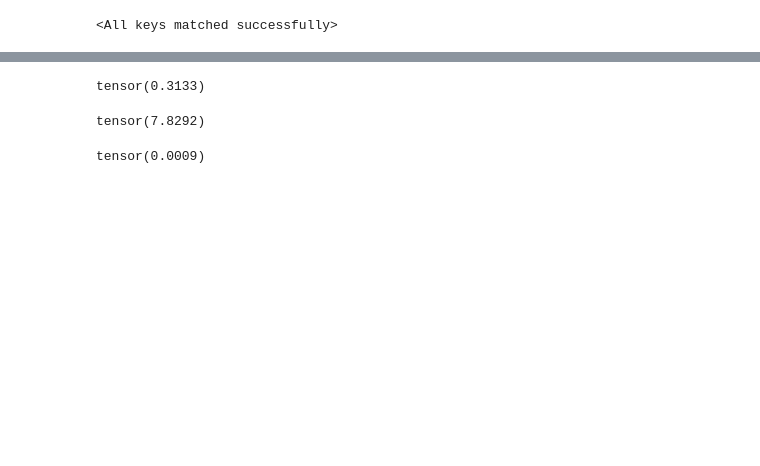
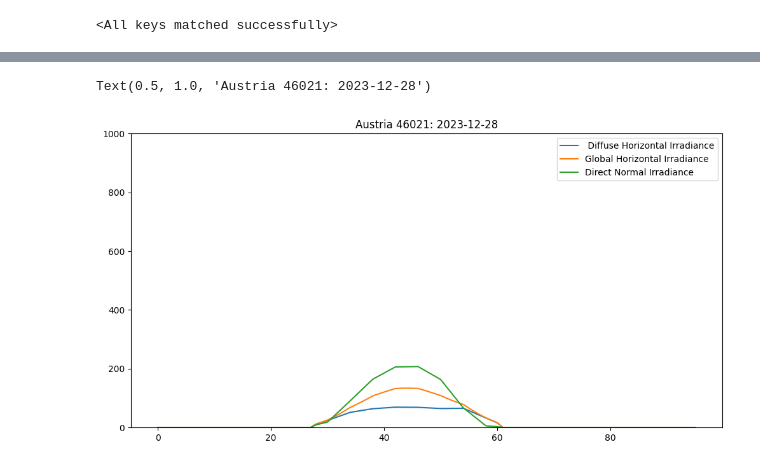
Before and after one commit to pavlikp/PV-PIML, a Jupyter notebook: notebooks/newADRinspect.ipynb, the cells around one changed output, grey strips where cells are left out. Cells and saved outputs as stored; diff of their text form; code cells hidden in the pictures; blank space fills up the shorter version.

```diff
--- a/notebooks/newADRinspect.ipynb
+++ b/notebooks/newADRinspect.ipynb
@@ -40,8 +63,4 @@ k_rsh tensor(0.4265)
-# %%
-torch.nn.functional.softplus(torch.tensor(-1.0))
-# %% [output]
-tensor(0.3133)
 # %%
 from PVDatasetWithHistory import PVDatasetWithHistory
 
-ds = PVDatasetWithHistory(r"/projects/p1364-25-2/datasets/pv/processed/nwp_0h", previous_days=0, split="valid")
+ds = PVDatasetWithHistory(r"/project/p1364-25-2/datasets/pv/processed/nwp_0h", previous_days=0, split="test", countries=["Austria"])
@@ -50,10 +67,18 @@ model_fit.eval()
-# %%
-s_o     = 10**(torch.tensor(-5) + (torch.tensor(-10) * torch.tensor(-0.16)))
-
-torch.log(1.0 / s_o     + 1)
-# %% [output]
-tensor(7.8292)
-# %%
-torch.nn.functional.softplus(torch.tensor(-7.0))
-# %% [output]
-tensor(0.0009)
+# %%
+import matplotlib.pyplot as plt
+from numpy import random
+
+idx = random.randint(0, len(ds))
+
+plt.figure(figsize=(12, 6))
+plt.plot(ds[idx][0]["dhi"])
+plt.plot(ds[idx][0]["ghi"])
+plt.plot(ds[idx][0]["dni"])
+plt.legend([" Diffuse Horizontal Irradiance", "Global Horizontal Irradiance", "Direct Normal Irradiance"])
+
+plt.ylim(0, 1000)
+
+plt.title(f"{ds[idx][2]['country']} {ds[idx][2]['installation']}: {ds[idx][2]['date']}")
+# %% [output]
+Text(0.5, 1.0, 'Austria 46021: 2023-12-28')
+[figure, added]
```
Also changed, not shown: parts of 10 cells of this notebook, 9 other files.
